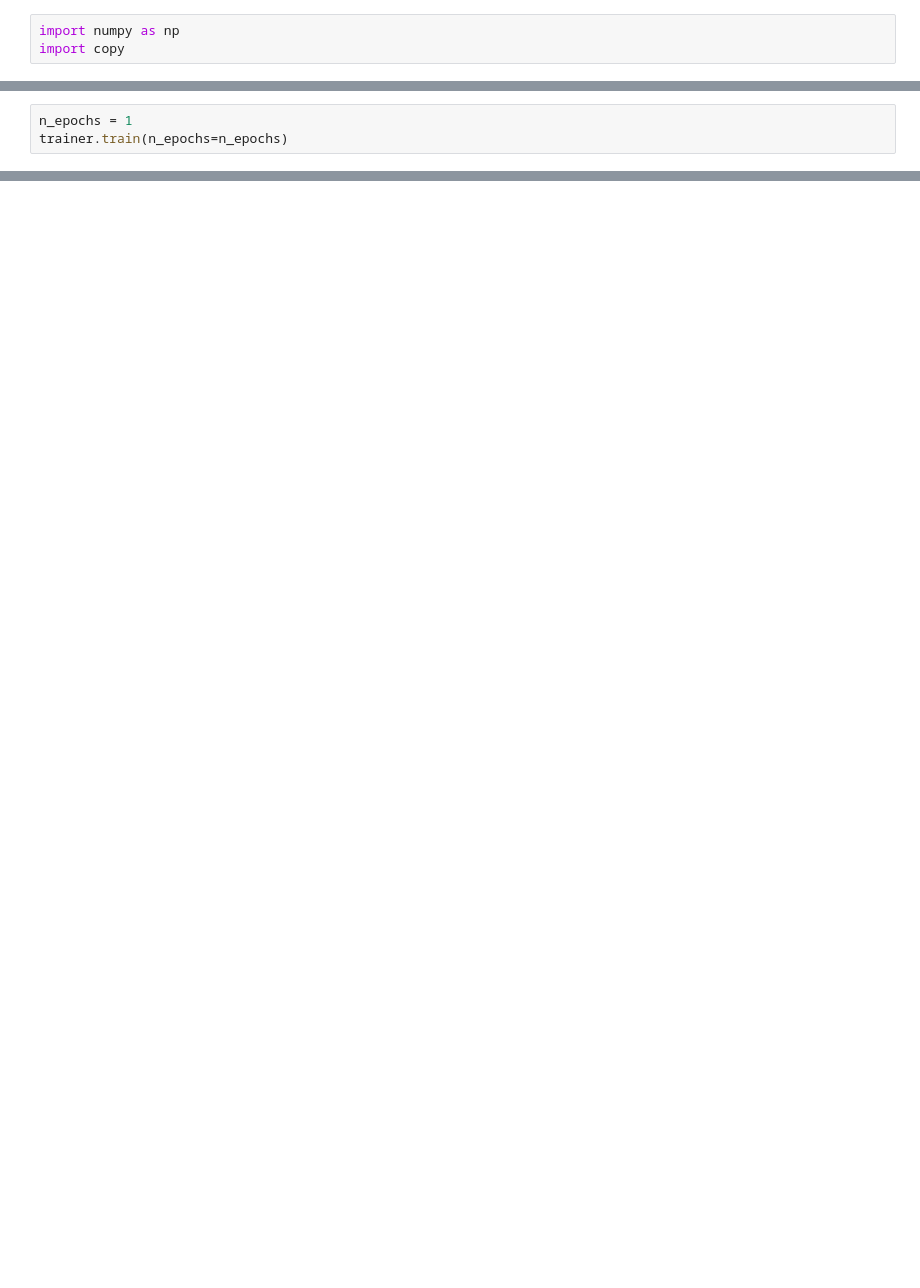
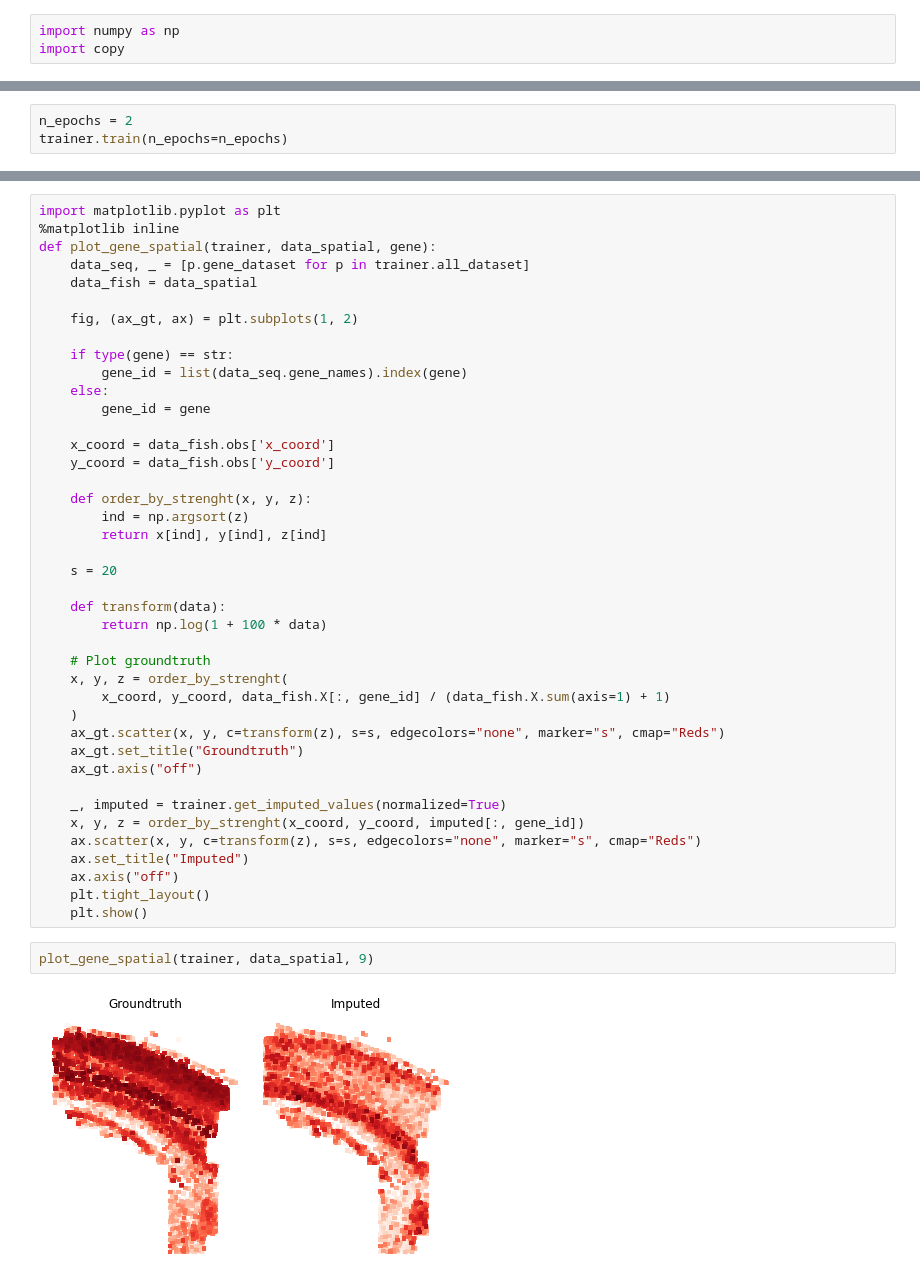
Before and after one commit to yynst2/scVI, a Jupyter notebook: galen/gimvi.ipynb, the cells around one changed output, grey strips where cells are left out. Saved outputs shown, nothing was run; the diff lists cells and outputs as text; blank space fills up the shorter version.

```diff
--- a/galen/gimvi.ipynb
+++ b/galen/gimvi.ipynb
@@ -158,3 +189,3 @@ trainer = JVAETrainer(model, discriminator, adatasets, 0.95, frequency=1, kappa=
 # %%
-n_epochs = 1
+n_epochs = 2
 trainer.train(n_epochs=n_epochs)
@@ -162,0 +196,45 @@ RuntimeError: size.size() == stride.size() INTERNAL ASSERT FAILED at ../aten/src
+# %%
+import matplotlib.pyplot as plt
+%matplotlib inline
+def plot_gene_spatial(trainer, data_spatial, gene):
+    data_seq, _ = [p.gene_dataset for p in trainer.all_dataset]
+    data_fish = data_spatial
+
+    fig, (ax_gt, ax) = plt.subplots(1, 2)
+
+    if type(gene) == str:
+        gene_id = list(data_seq.gene_names).index(gene)
+    else:
+        gene_id = gene
+
+    x_coord = data_fish.obs['x_coord']
+    y_coord = data_fish.obs['y_coord']
+
+    def order_by_strenght(x, y, z):
+        ind = np.argsort(z)
+        return x[ind], y[ind], z[ind]
+
+    s = 20
+
+    def transform(data):
+        return np.log(1 + 100 * data)
+
+    # Plot groundtruth
+    x, y, z = order_by_strenght(
+        x_coord, y_coord, data_fish.X[:, gene_id] / (data_fish.X.sum(axis=1) + 1)
+    )
+    ax_gt.scatter(x, y, c=transform(z), s=s, edgecolors="none", marker="s", cmap="Reds")
+    ax_gt.set_title("Groundtruth")
+    ax_gt.axis("off")
+
+    _, imputed = trainer.get_imputed_values(normalized=True)
+    x, y, z = order_by_strenght(x_coord, y_coord, imputed[:, gene_id])
+    ax.scatter(x, y, c=transform(z), s=s, edgecolors="none", marker="s", cmap="Reds")
+    ax.set_title("Imputed")
+    ax.axis("off")
+    plt.tight_layout()
+    plt.show()
+# %%
+plot_gene_spatial(trainer, data_spatial, 9)
+# %% [output]
+[figure, added]
```
Also changed, not shown: parts of 28 cells of this notebook, 16 other files.
